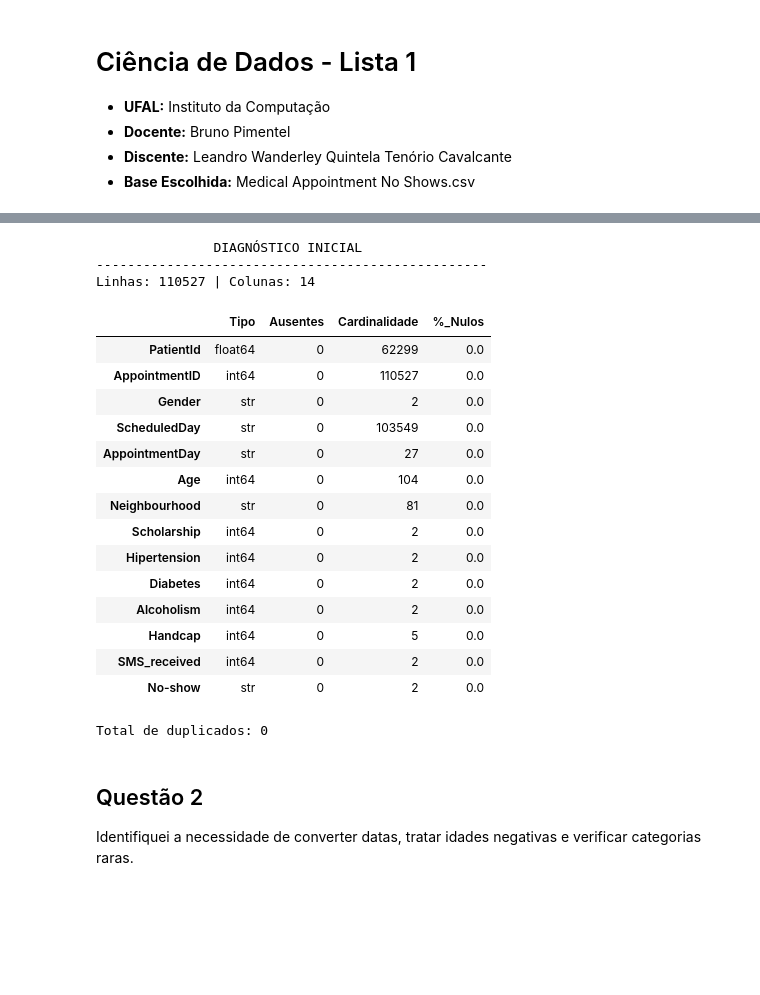
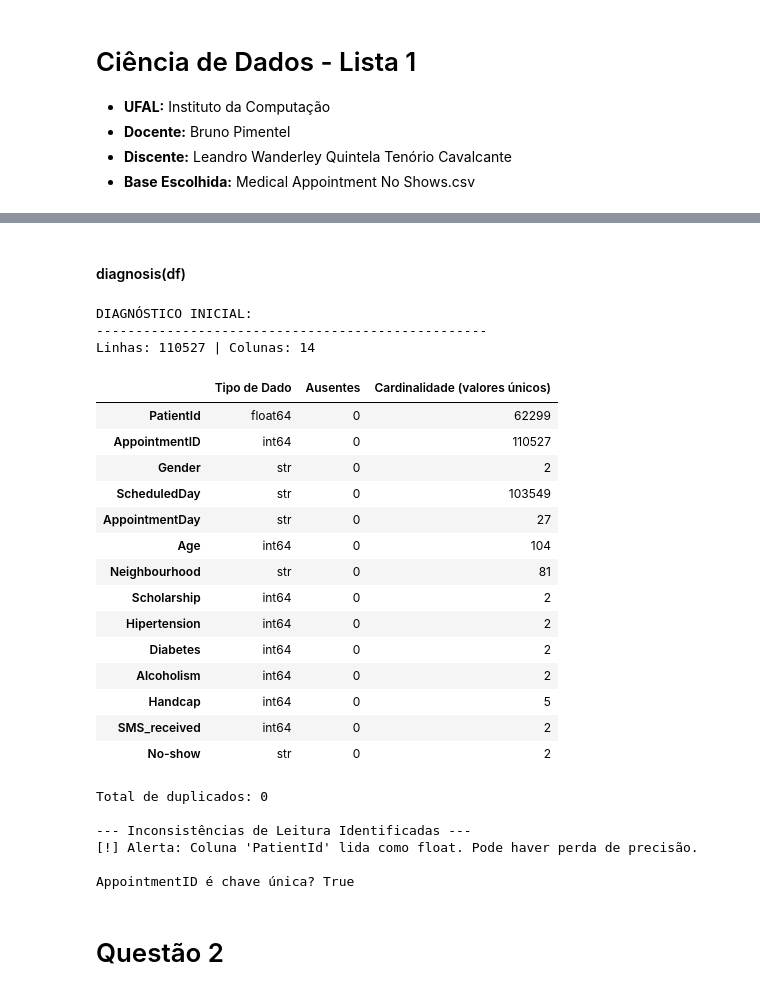
Before and after one commit to leandrowanderley/DataScience_UFAL, a Jupyter notebook: Lista 1/reescrevendo_lista.ipynb, the cells around one changed output, grey strips where cells are left out. Saved outputs shown, nothing was run; the diff lists cells and outputs as text; code cells hidden in the pictures; blank space fills up the shorter version.

```diff
--- a/Lista 1/reescrevendo_lista.ipynb
+++ b/Lista 1/reescrevendo_lista.ipynb
@@ -22,7 +22,10 @@ import warnings
 warnings.filterwarnings('ignore')
 sns.set_theme(style="whitegrid")
 
-# Carregamento da base [cite: 13]
+pd.set_option('display.max_rows', None)
+pd.set_option('display.max_columns', None)
+pd.set_option('display.width', None)
+
 path = 'Medical Appointment No Shows.csv'
 df_raw = pd.read_csv(path)
 
@@ -43,39 +49,62 @@ df_raw.head()
+# %% [markdown]
+#### diagnosis(df)
 # %%
-def gerar_diagnostico(df):
-    print(f"{' DIAGNÓSTICO INICIAL ':^50}")
+def diagnostico(df):
+    print(f"DIAGNÓSTICO INICIAL:")
     print("-" * 50)
     print(f"Linhas: {df.shape[0]} | Colunas: {df.shape[1]}")
 
     info = pd.DataFrame({
-        'Tipo': df.dtypes,
+        'Tipo de Dado': df.dtypes,
         'Ausentes': df.isnull().sum(),
-        'Cardinalidade': df.nunique(),
-        '%_Nulos': (df.isnull().sum() / len(df)) * 100
+        'Cardinalidade (valores únicos)': df.nunique(),
     })
     display(info)
     print(f"\nTotal de duplicados: {df.duplicated().sum()}")
 
-gerar_diagnostico(df_raw)
+    print("\n--- Inconsistências de Leitura Identificadas ---")
+
+    for col in ['PatientId', 'AppointmentID']:
+        if col in df.columns and df[col].dtype == 'float64':
+            print(f"[!] Alerta: Coluna '{col}' lida como float. Pode haver perda de precisão.")
+
+    datas_em_texto = [col for col in df.columns if 'Day' in col and df[col].dtype == 'object']
+    if datas_em_texto:
+        print(f"\nINCONSISTÊNCIA DE LEITURA: Colunas de data como 'object': {datas_em_texto}")
+        for col in datas_em_texto:
+            # CORREÇÃO: .iloc[0] para obter o valor, não o objeto indexador
+            exemplo_valor = df[col].iloc[0]
+            print(f"  Coluna '{col}' contém valores como '{exemplo_valor}', mas foi lida como string.")
+
+    if 'AppointmentID' in df.columns:
+        is_unique = df['AppointmentID'].is_unique
+        print(f"\nAppointmentID é chave única? {is_unique}")
+
+diagnostico(df_raw)
 # %% [output]
-               DIAGNÓSTICO INICIAL
+DIAGNÓSTICO INICIAL:
 --------------------------------------------------
 Linhas: 110527 | Colunas: 14
-|  | Tipo | Ausentes | Cardinalidade | %_Nulos |
-| PatientId | float64 | 0 | 62299 | 0.0 |
-| AppointmentID | int64 | 0 | 110527 | 0.0 |
-| Gender | str | 0 | 2 | 0.0 |
-| ScheduledDay | str | 0 | 103549 | 0.0 |
-| AppointmentDay | str | 0 | 27 | 0.0 |
-| Age | int64 | 0 | 104 | 0.0 |
-| Neighbourhood | str | 0 | 81 | 0.0 |
-| Scholarship | int64 | 0 | 2 | 0.0 |
-| Hipertension | int64 | 0 | 2 | 0.0 |
-| Diabetes | int64 | 0 | 2 | 0.0 |
-| Alcoholism | int64 | 0 | 2 | 0.0 |
-| Handcap | int64 | 0 | 5 | 0.0 |
-| SMS_received | int64 | 0 | 2 | 0.0 |
-| No-show | str | 0 | 2 | 0.0 |
+|  | Tipo de Dado | Ausentes | Cardinalidade (valores únicos) |
+| PatientId | float64 | 0 | 62299 |
+| AppointmentID | int64 | 0 | 110527 |
+| Gender | str | 0 | 2 |
+| ScheduledDay | str | 0 | 103549 |
+| AppointmentDay | str | 0 | 27 |
+| Age | int64 | 0 | 104 |
+| Neighbourhood | str | 0 | 81 |
+| Scholarship | int64 | 0 | 2 |
+| Hipertension | int64 | 0 | 2 |
+| Diabetes | int64 | 0 | 2 |
+| Alcoholism | int64 | 0 | 2 |
+| Handcap | int64 | 0 | 5 |
+| SMS_received | int64 | 0 | 2 |
+| No-show | str | 0 | 2 |
 Total de duplicados: 0
+
+--- Inconsistências de Leitura Identificadas ---
+[!] Alerta: Coluna 'PatientId' lida como float. Pode haver perda de precisão.
+
+AppointmentID é chave única? True
 # %% [markdown]
-## Questão 2
-Identifiquei a necessidade de converter datas, tratar idades negativas e verificar categorias raras.
+# Questão 2
```
Also changed, not shown: parts of 16 cells of this notebook, 1 other file.
